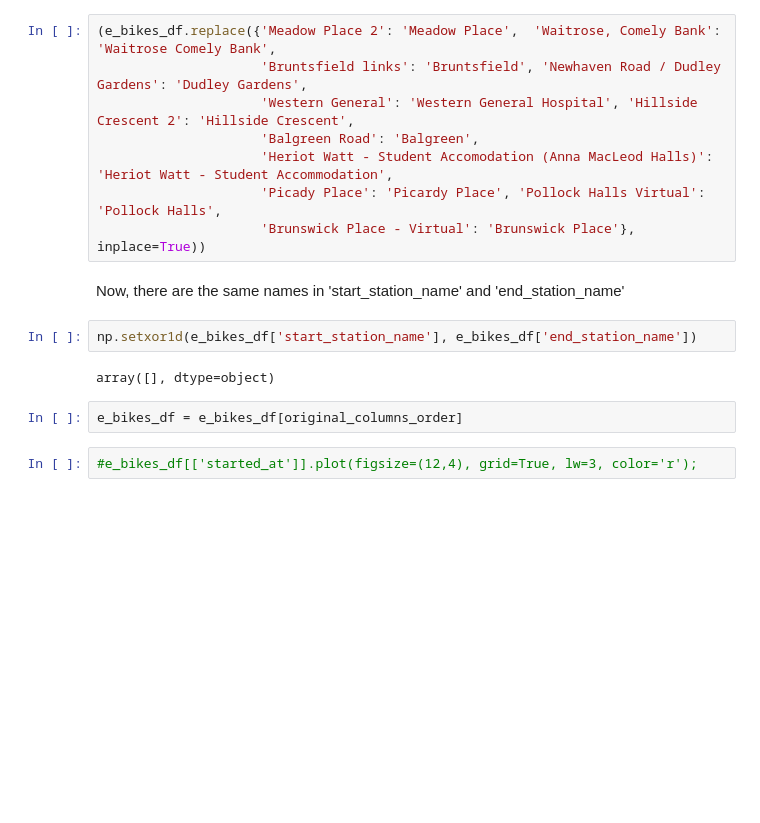
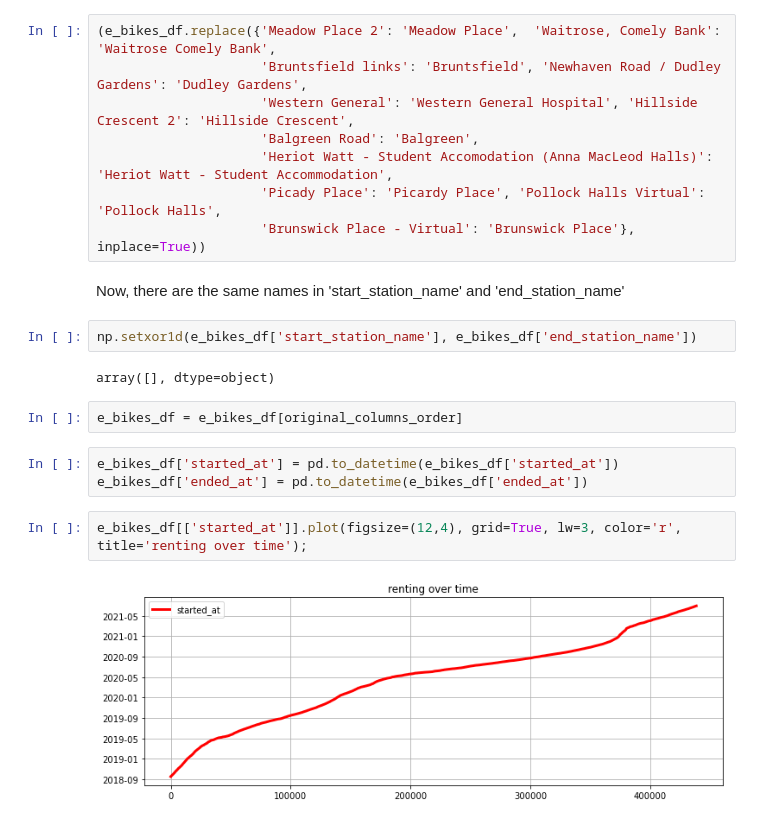
Before and after one commit to carlos108108/Just_Eat_Cycles_project, a Jupyter notebook: Edinburgh.ipynb, the cells around one changed output. Drawn from its saved outputs; the diff is of its cells as text; blank space fills up the shorter version.

```diff
--- a/Edinburgh.ipynb
+++ b/Edinburgh.ipynb
@@ -65,5 +64,10 @@ np.setxor1d(e_bikes_df['start_station_name'], e_bikes_df['end_station_name'])
 array([], dtype=object)
 # %%
 e_bikes_df = e_bikes_df[original_columns_order]
+# %%
+e_bikes_df['started_at'] = pd.to_datetime(e_bikes_df['started_at'])
+e_bikes_df['ended_at'] = pd.to_datetime(e_bikes_df['ended_at'])
 # %%
-#e_bikes_df[['started_at']].plot(figsize=(12,4), grid=True, lw=3, color='r');
+e_bikes_df[['started_at']].plot(figsize=(12,4), grid=True, lw=3, color='r', title='renting over time');
+# %% [output]
+[figure, added]
```
Also changed, not shown: parts of 12 cells of this notebook.
